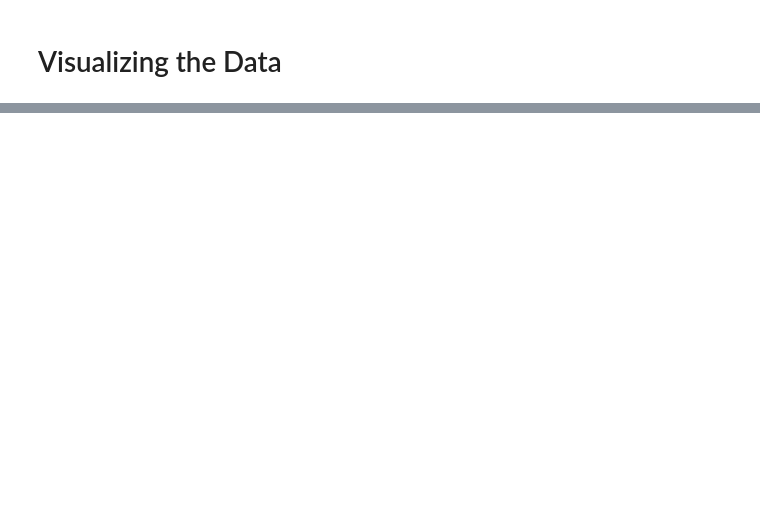
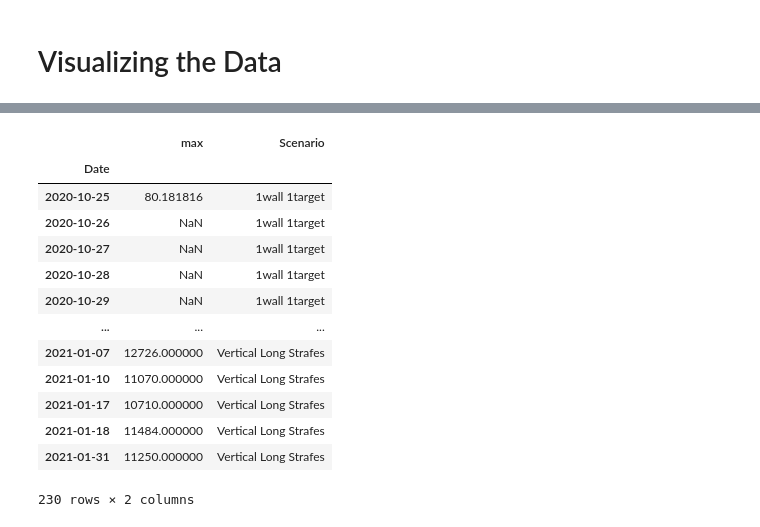
Before and after one commit to JPrier/josh-blog, a Jupyter notebook: _notebooks/KovaaksData.ipynb, the cells around one changed output, grey strips where cells are left out. Saved outputs shown, nothing was run; the diff lists cells and outputs as text; code cells hidden in the pictures; blank space fills up the shorter version.

```diff
--- a/_notebooks/KovaaksData.ipynb
+++ b/_notebooks/KovaaksData.ipynb
@@ -215,0 +199,36 @@ plt.show()
+# %%
+#hide_output
+
+scenarios = df_info['Scenario'].unique()
+scenario, scenarios = scenarios[0], scenarios[1:]
+
+df_info_max = df_info.loc[df_info['Scenario'] == scenario].resample('D')['Score'].agg(['max'])
+df_info_max['Scenario'] = scenario
+
+for scenario in scenarios:
+    df_info_max_scenario = df_info.loc[df_info['Scenario'] == scenario].resample('D')['Score'].agg(['max'])
+    df_info_max_scenario = df_info_max_scenario[df_info_max_scenario['max'].notna()]
+    if df_info_max_scenario.size > 3:
+        df_info_max_scenario['Scenario'] = scenario
+        df_info_max = df_info_max.append(df_info_max_scenario)
+
+with pd.option_context('display.max_rows', 10, 'display.max_columns', None):
+    display(df_info_max)
+
+fig = px.line(df_info_max, x=df_info_max.index, y="max", color='Scenario')
+fig1 = px.scatter(df_info, x=df_info.index, y="Score", trendline='lowess', color='Scenario')
+# %% [output]
+|  | max | Scenario |
+| Date |  |  |
+| 2020-10-25 | 80.181816 | 1wall 1target |
+| 2020-10-26 | NaN | 1wall 1target |
+| 2020-10-27 | NaN | 1wall 1target |
+| 2020-10-28 | NaN | 1wall 1target |
+| 2020-10-29 | NaN | 1wall 1target |
+| ... | ... | ... |
+| 2021-01-07 | 12726.000000 | Vertical Long Strafes |
+| 2021-01-10 | 11070.000000 | Vertical Long Strafes |
+| 2021-01-17 | 10710.000000 | Vertical Long Strafes |
+| 2021-01-18 | 11484.000000 | Vertical Long Strafes |
+| 2021-01-31 | 11250.000000 | Vertical Long Strafes |
+230 rows × 2 columns
```
Also changed, not shown: parts of 8 cells of this notebook.
